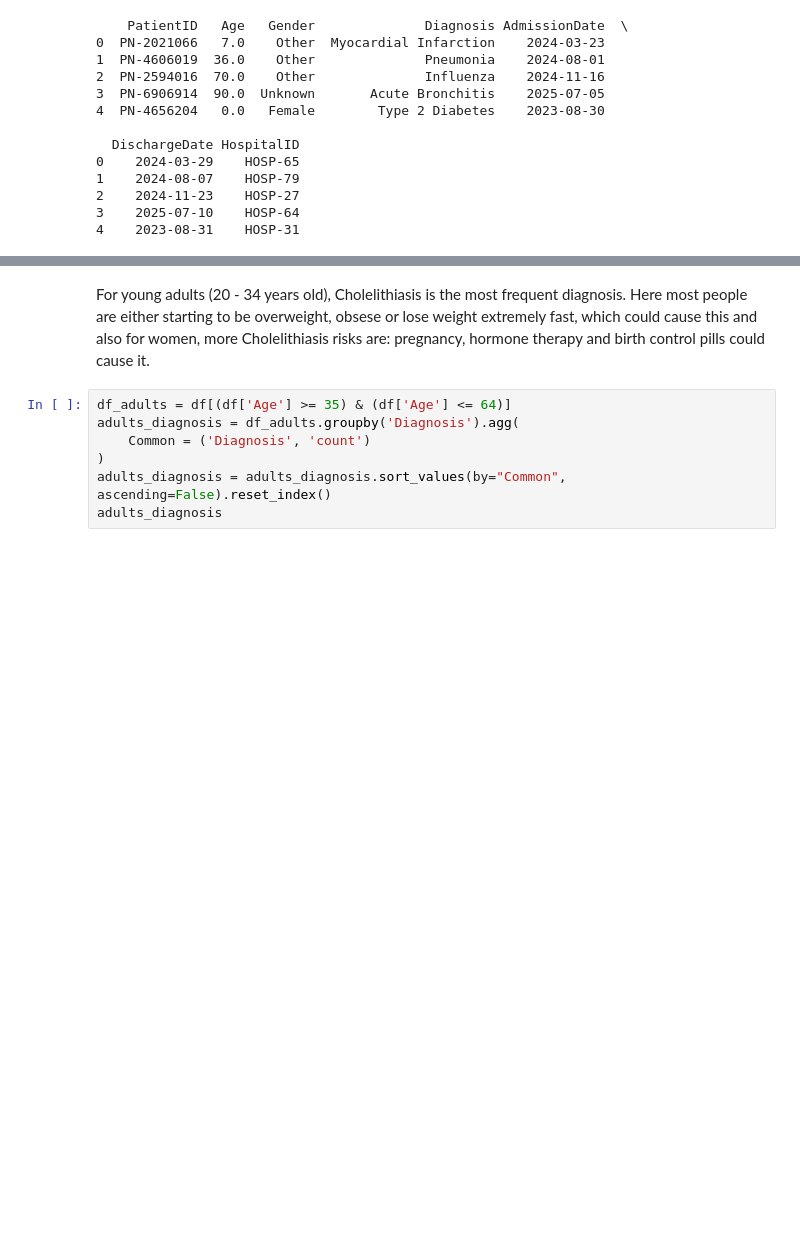
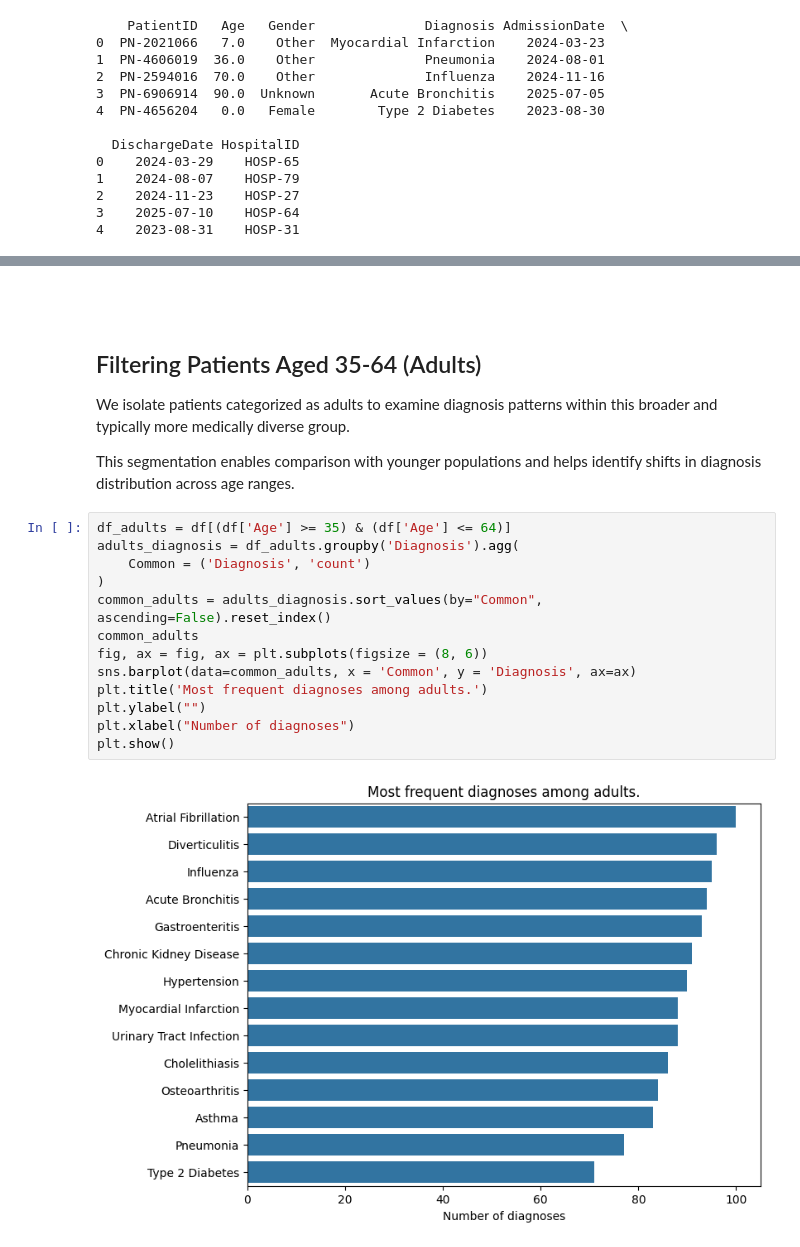
Before and after one commit to AndreiMemu/hospital-data-analysis, a Jupyter notebook: Hospital data anlalyzing.ipynb, the cells around one changed output, grey strips where cells are left out. Cells and saved outputs as stored; diff of their text form; blank space fills up the shorter version.

```diff
--- a/Hospital data anlalyzing.ipynb
+++ b/Hospital data anlalyzing.ipynb
@@ -76,9 +208,23 @@ young_adults_diagnosis
+# %% [markdown]
+##
 # %% [markdown]
-For young adults (20 - 34 years old), Cholelithiasis is the most frequent diagnosis. Here most people are either starting to be overweight, obsese or lose weight  extremely fast, which could cause this and also for women, more Cholelithiasis risks are: pregnancy, hormone therapy and birth control pills could cause it.
+## Filtering Patients Aged 35-64 (Adults)
+
+We isolate patients categorized as adults to examine diagnosis patterns within this broader and typically more medically diverse group.
+
+This segmentation enables comparison with younger populations and helps identify shifts in diagnosis distribution across age ranges.
 # %%
 df_adults = df[(df['Age'] >= 35) & (df['Age'] <= 64)]
 adults_diagnosis = df_adults.groupby('Diagnosis').agg(
     Common = ('Diagnosis', 'count')
 )
-adults_diagnosis = adults_diagnosis.sort_values(by="Common", ascending=False).reset_index()
-adults_diagnosis
+common_adults = adults_diagnosis.sort_values(by="Common", ascending=False).reset_index()
+common_adults
+fig, ax = fig, ax = plt.subplots(figsize = (8, 6))
+sns.barplot(data=common_adults, x = 'Common', y = 'Diagnosis', ax=ax)
+plt.title('Most frequent diagnoses among adults.')
+plt.ylabel("")
+plt.xlabel("Number of diagnoses")
+plt.show()
+# %% [output]
+[figure, added]
```
Also changed, not shown: parts of 34 cells of this notebook.
